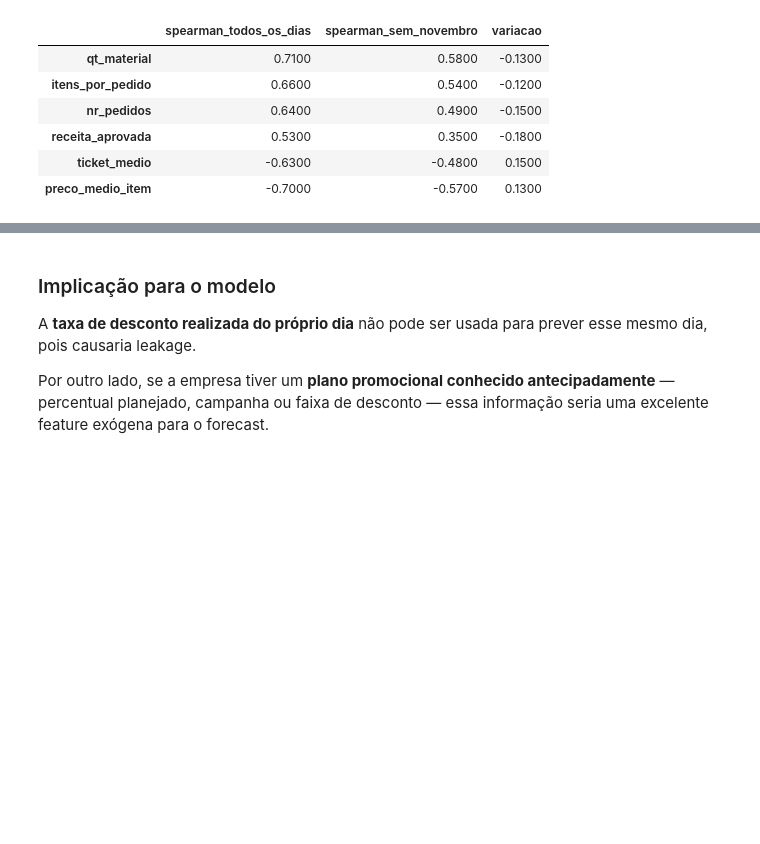
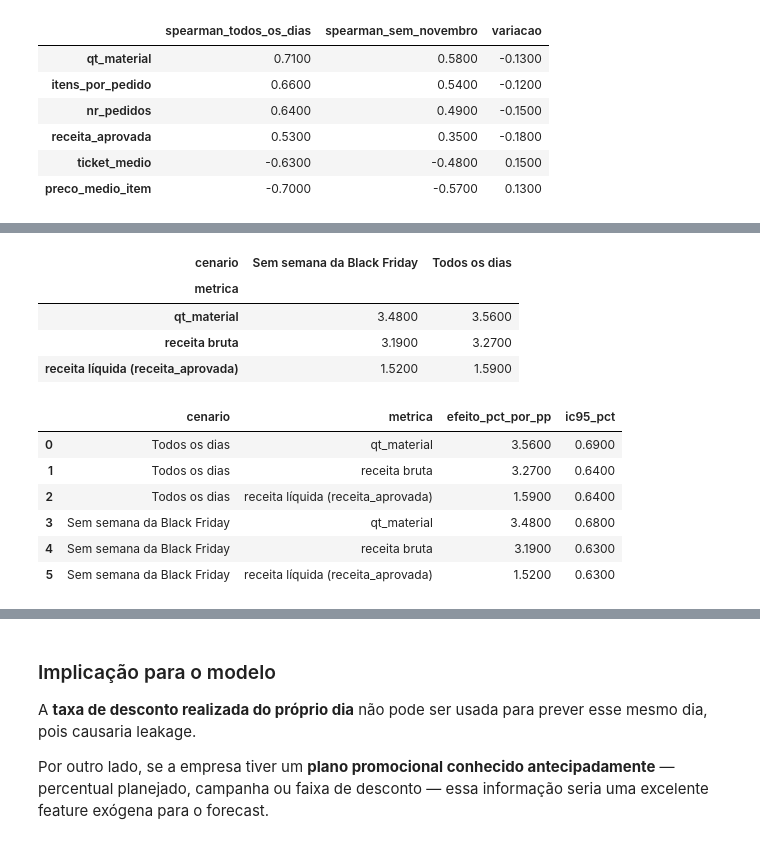
Before and after one commit to guisoares10/Projeto-GB, a Jupyter notebook: notebooks/01_eda_data_quality.ipynb, the cells around one changed output, grey strips where cells are left out. Cells and saved outputs as stored; diff of their text form; code cells hidden in the pictures; blank space fills up the shorter version.

```diff
--- a/notebooks/01_eda_data_quality.ipynb
+++ b/notebooks/01_eda_data_quality.ipynb
@@ -1401,0 +1125,68 @@ plt.show()
+# %%
+def efeito_por_pp(base: pd.DataFrame, coluna: str) -> tuple[float, float]:
+    """Efeito (%) de +1 p.p. de taxa de desconto em `coluna`, controlando mês e dia da semana.
+
+    Regressão log-linear por mínimos quadrados com erro-padrão robusto (HC1).
+    Retorna (efeito_pct, margem_ic95_pct).
+    """
+    y = np.log(base[coluna].astype(float).to_numpy())
+    controles = pd.get_dummies(
+        base[["mes", "dia_semana"]].astype(str), drop_first=True, dtype=float
+    )
+    X = np.column_stack([
+        np.ones(len(base)),
+        base["taxa_desconto_pp"].to_numpy(),
+        controles.to_numpy(),
+    ])
+    XtX_inv = np.linalg.pinv(X.T @ X)
+    beta = XtX_inv @ X.T @ y
+    residuo = y - X @ beta
+    n, k = X.shape
+    cov = XtX_inv @ (X.T * residuo**2) @ X @ XtX_inv * n / (n - k)
+    efeito = (np.exp(beta[1]) - 1) * 100
+    margem = 1.96 * np.sqrt(cov[1, 1]) * 100
+    return efeito, margem
+
+
+base_desconto = daily[["data", "receita_aprovada", "vlr_venda_desconto", "qt_material"]].copy()
+base_desconto["receita_bruta"] = base_desconto["receita_aprovada"] + base_desconto["vlr_venda_desconto"]
+base_desconto["taxa_desconto_pp"] = 100 * base_desconto["vlr_venda_desconto"] / base_desconto["receita_bruta"]
+base_desconto["mes"] = base_desconto["data"].dt.strftime("%Y-%m")
+base_desconto["dia_semana"] = base_desconto["data"].dt.dayofweek
+
+semana_black_friday = base_desconto["data"].between("2025-11-21", "2025-12-02")
+cenarios = {
+    "Todos os dias": base_desconto,
+    "Sem semana da Black Friday": base_desconto[~semana_black_friday],
+}
+
+linhas = []
+for cenario, base in cenarios.items():
+    for coluna, nome in [
+        ("qt_material", "qt_material"),
+        ("receita_bruta", "receita bruta"),
+        ("receita_aprovada", "receita líquida (receita_aprovada)"),
+    ]:
+        efeito, margem = efeito_por_pp(base, coluna)
+        linhas.append({"cenario": cenario, "metrica": nome, "efeito_pct_por_pp": efeito, "ic95_pct": margem})
+
+efeitos_desconto = pd.DataFrame(linhas)
+display(
+    efeitos_desconto
+    .pivot(index="metrica", columns="cenario", values="efeito_pct_por_pp")
+    .round(2)
+)
+display(efeitos_desconto.round(2))
+# %% [output]
+| cenario | Sem semana da Black Friday | Todos os dias |
+| metrica |  |  |
+| qt_material | 3.4800 | 3.5600 |
+| receita bruta | 3.1900 | 3.2700 |
+| receita líquida (receita_aprovada) | 1.5200 | 1.5900 |
+|  | cenario | metrica | efeito_pct_por_pp | ic95_pct |
+| 0 | Todos os dias | qt_material | 3.5600 | 0.6900 |
+| 1 | Todos os dias | receita bruta | 3.2700 | 0.6400 |
+| 2 | Todos os dias | receita líquida (receita_aprovada) | 1.5900 | 0.6400 |
+| 3 | Sem semana da Black Friday | qt_material | 3.4800 | 0.6800 |
+| 4 | Sem semana da Black Friday | receita bruta | 3.1900 | 0.6300 |
+| 5 | Sem semana da Black Friday | receita líquida (receita_aprovada) | 1.5200 | 0.6300 |
```
Also changed, not shown: parts of 15 cells of this notebook.
